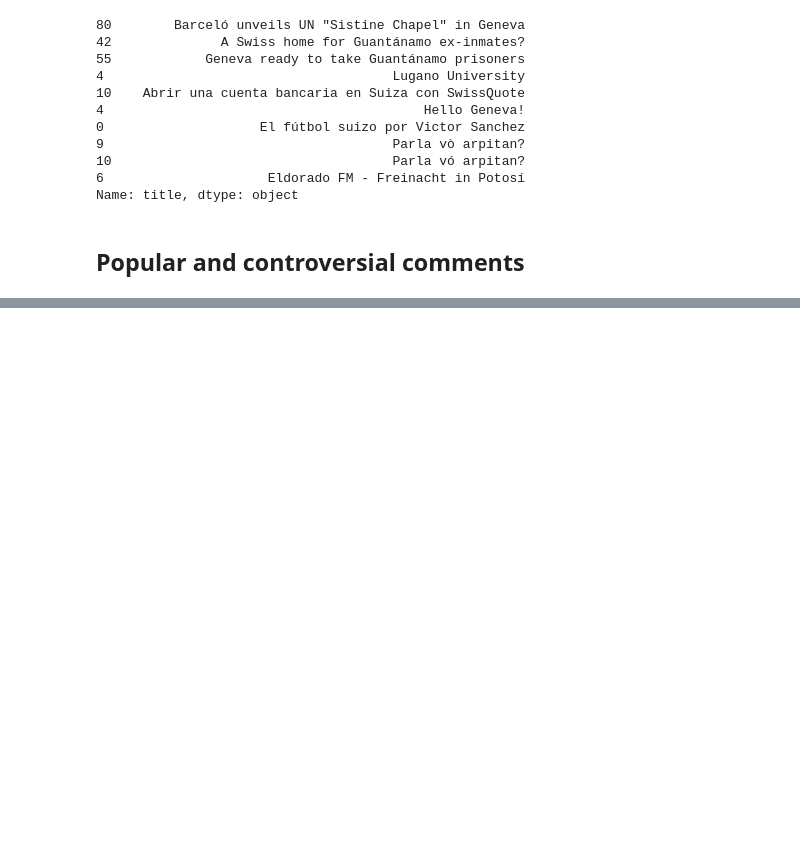
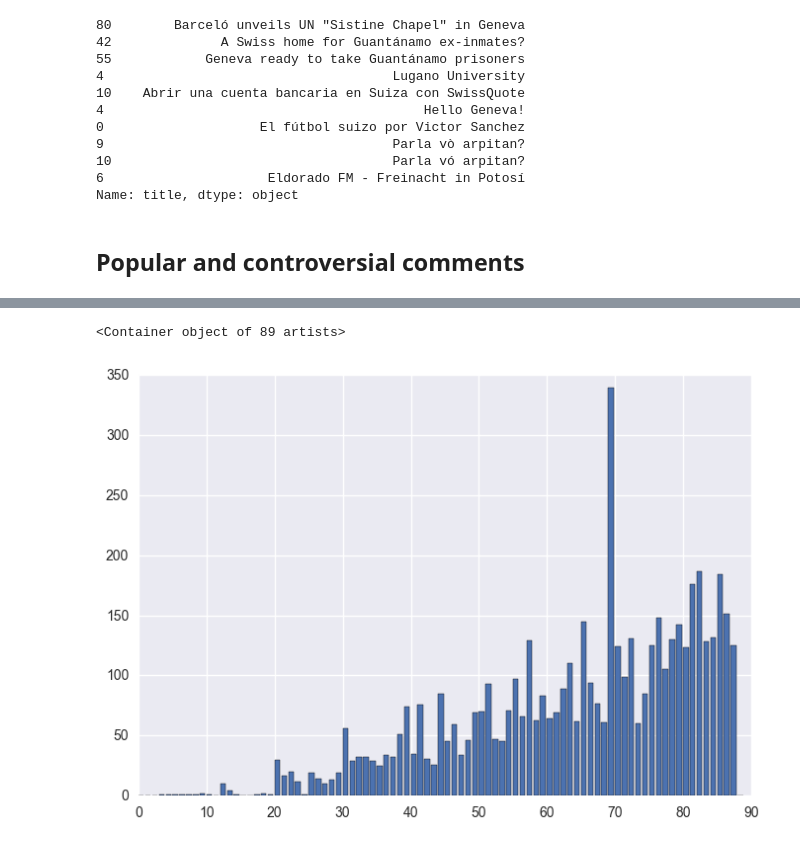
Before and after one commit to vidit09/ada-project, a Jupyter notebook: pre_processing/Preprocessing_submissions.ipynb, the cells around one changed output, grey strips where cells are left out. Saved outputs shown, nothing was run; the diff lists cells and outputs as text; code cells hidden in the pictures; blank space fills up the shorter version.

Commit message:
update new plot

```diff
--- a/pre_processing/Preprocessing_submissions.ipynb
+++ b/pre_processing/Preprocessing_submissions.ipynb
@@ -191,0 +197,4 @@ plt.bar(df_popular['created_utc'], df_popular['score'])
+# %%
+month_dic = ['Jan','Feb','March','April','May','June','July','August','Sept','Oct','Nov','Dec']
+month_dic[dfs.dates.iloc[0].month] + '_' + str(dfs.dates.iloc[0].year)
+dfs['month_year'] = [month_dic[dfs.dates.iloc[i].month-1] + '_' + str(dfs.dates.iloc[i].year) for i in range(len(dfs))]
@@ -191,0 +221,8 @@ plt.bar(df_popular['created_utc'], df_popular['score'])
+# %%
+df_most_popular_per_month = dfs.groupby('month_year')[['num_comments','title','created_utc']].max()
+# %%
+df_sorted = df_most_popular_per_month.sort_values('created_utc')
+plt.bar(range(len(df_sorted.index)),df_sorted.num_comments)
+# %% [output]
+<Container object of 89 artists>
+[figure, added]
```
Also changed, not shown: parts of 4 cells of this notebook.
